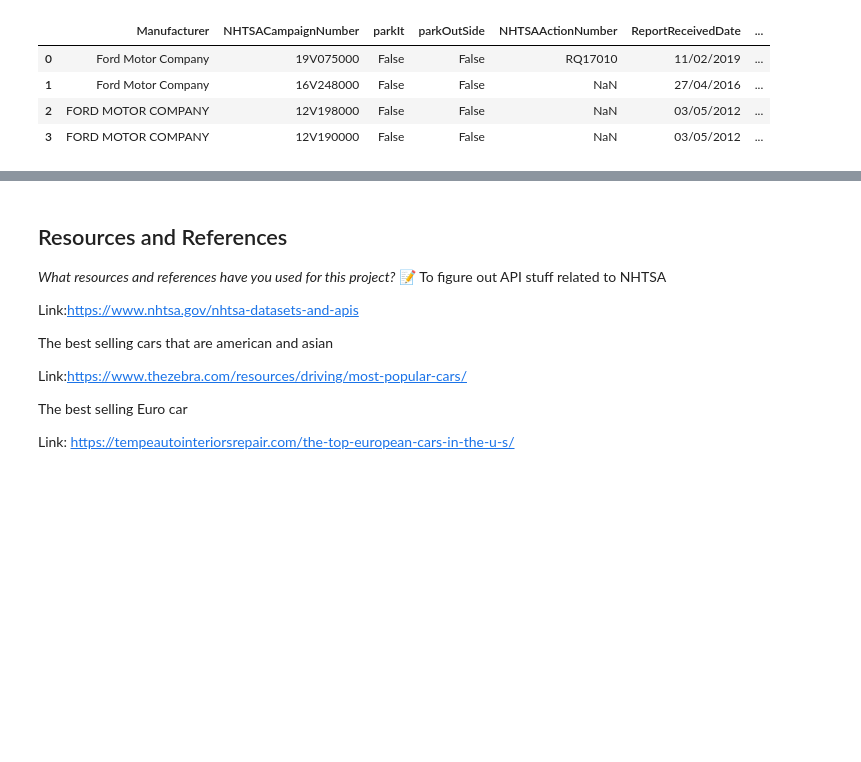
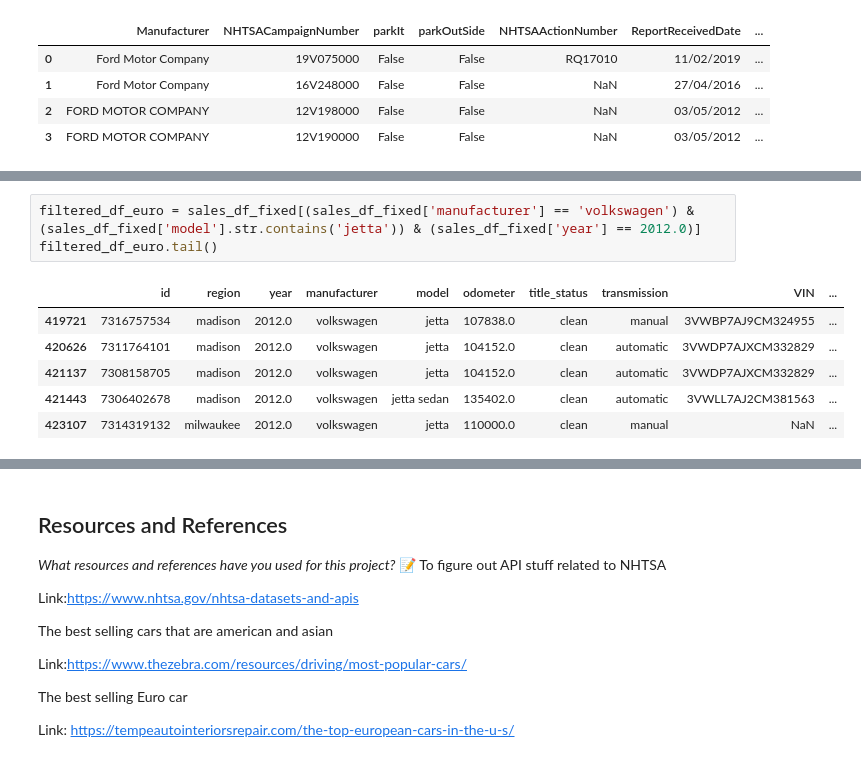
Before and after one commit to IT4063C-Fall23/final-project-ACipherEXE, a Jupyter notebook: source.ipynb, the cells around one changed output, grey strips where cells are left out. Cells and saved outputs as stored; diff of their text form; blank space fills up the shorter version.

```diff
--- a/source.ipynb
+++ b/source.ipynb
@@ -145,0 +177,10 @@ KeyError: "['country'] not found in axis"
+# %%
+filtered_df_euro = sales_df_fixed[(sales_df_fixed['manufacturer'] == 'volkswagen') & (sales_df_fixed['model'].str.contains('jetta')) & (sales_df_fixed['year'] == 2012.0)]
+filtered_df_euro.tail()
+# %% [output]
+|  | id | region | year | manufacturer | model | odometer | title_status | transmission | VIN | ... |
+| 419721 | 7316757534 | madison | 2012.0 | volkswagen | jetta | 107838.0 | clean | manual | 3VWBP7AJ9CM324955 | ... |
+| 420626 | 7311764101 | madison | 2012.0 | volkswagen | jetta | 104152.0 | clean | automatic | 3VWDP7AJXCM332829 | ... |
+| 421137 | 7308158705 | madison | 2012.0 | volkswagen | jetta | 104152.0 | clean | automatic | 3VWDP7AJXCM332829 | ... |
+| 421443 | 7306402678 | madison | 2012.0 | volkswagen | jetta sedan | 135402.0 | clean | automatic | 3VWLL7AJ2CM381563 | ... |
+| 423107 | 7314319132 | milwaukee | 2012.0 | volkswagen | jetta | 110000.0 | clean | manual | NaN | ... |
```
Also changed, not shown: parts of 6 cells of this notebook, 3 other files.
